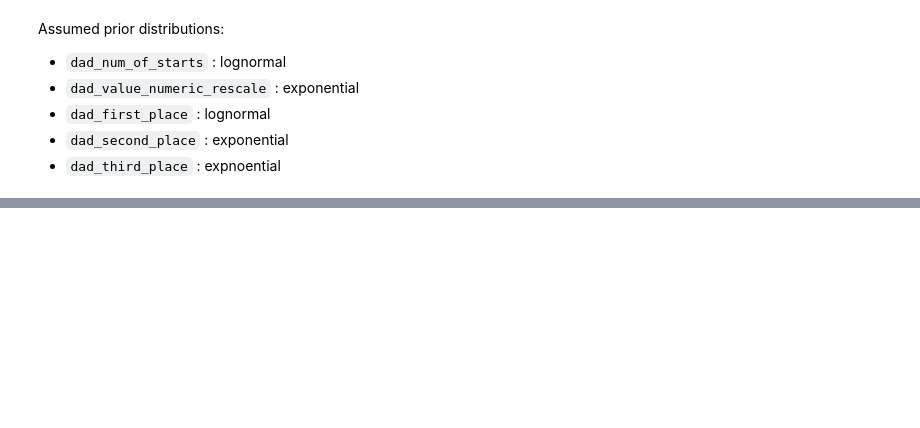
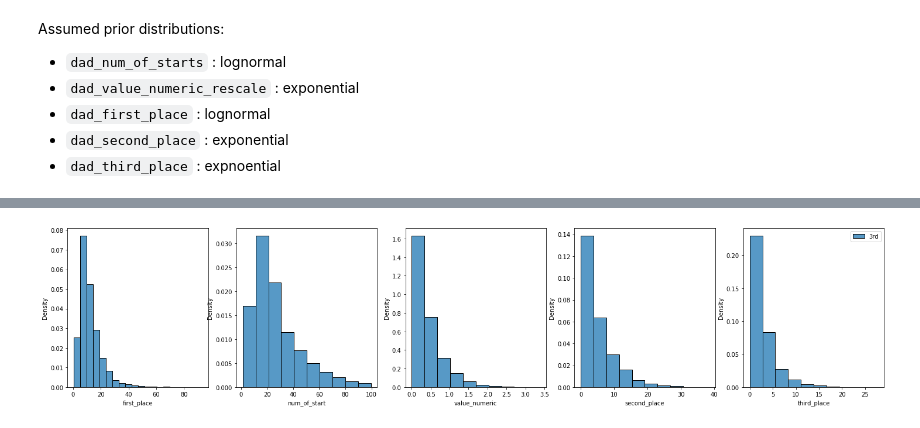
Before and after one commit to Motyleczek/racehorse_bayes, a Jupyter notebook: data_analysis.ipynb, the cells around one changed output, grey strips where cells are left out. Cells and saved outputs as stored; diff of their text form; code cells hidden in the pictures; blank space fills up the shorter version.

Commit message:
stan_distribution_check_added

```diff
--- a/data_analysis.ipynb
+++ b/data_analysis.ipynb
@@ -132,0 +172,2 @@ lambda_dad_third_place = 1/df_dads.dad_third_place.mean()
+# %%
+m_distribution_check=CmdStanModel(stan_file='models/distribution_check.stan')
@@ -132,0 +177,15 @@ lambda_dad_third_place = 1/df_dads.dad_third_place.mean()
+# %%
+data = {
+        'mu_dad_num_of_starts': mu_dad_num_of_starts,
+        'sigma_dad_num_of_starts': sigma_dad_num_of_starts,
+        'mu_dad_first_place': mu_dad_first_place,
+
+        "sigma_dad_first_place": sigma_dad_first_place,
+        "lambda_dad_value_numeric_rescale": lambda_dad_value_numeric_rescale,
+        "lambda_dad_second_place": lambda_dad_second_place,
+        "lambda_dad_third_place": lambda_dad_third_place,
+
+}
+
+
+sim1_distribution_check=m_distribution_check.sample(data=data, seed=26062023)
@@ -132,0 +205,3 @@ lambda_dad_third_place = 1/df_dads.dad_third_place.mean()
+# %%
+ppc_distribution_chceck = sim1_distribution_check.draws_pd()
+ppc_distribution_chceck.head()
@@ -132,0 +217,15 @@ lambda_dad_third_place = 1/df_dads.dad_third_place.mean()
+# %%
+fig, axs = plt.subplots(1,5, figsize=(25,5))
+graph = sns.histplot(data=ppc_distribution_chceck[ppc_distribution_chceck['first_place']<100], x='first_place', label='Observed starts', ax=axs[0],bins=20,stat='density')
+
+# graph.axvline(df_dads.dad_first_place.mean(), color='red', label='Mean')
+
+graph = sns.histplot(data=ppc_distribution_chceck[ppc_distribution_chceck['num_of_start']<100], x='num_of_start', label='Observed starts', ax=axs[1],bins=10,stat='density')
+graph = sns.histplot(data=ppc_distribution_chceck[ppc_distribution_chceck['value_numeric']<100], x='value_numeric', label='value_numeric', ax=axs[2],bins=10,stat='density')
+graph = sns.histplot(data=ppc_distribution_chceck[ppc_distribution_chceck['second_place']<100], x='second_place', label='2nd', ax=axs[3],bins=10,stat='density')
+graph = sns.histplot(data=ppc_distribution_chceck[ppc_distribution_chceck['third_place']<100], x='third_place', label='3rd', ax=axs[4],bins=10,stat='density')
+
+graph.legend()
+plt.show()
+# %% [output]
+[figure, added]
```
Also changed, not shown: parts of 11 cells of this notebook, 4 other files.
